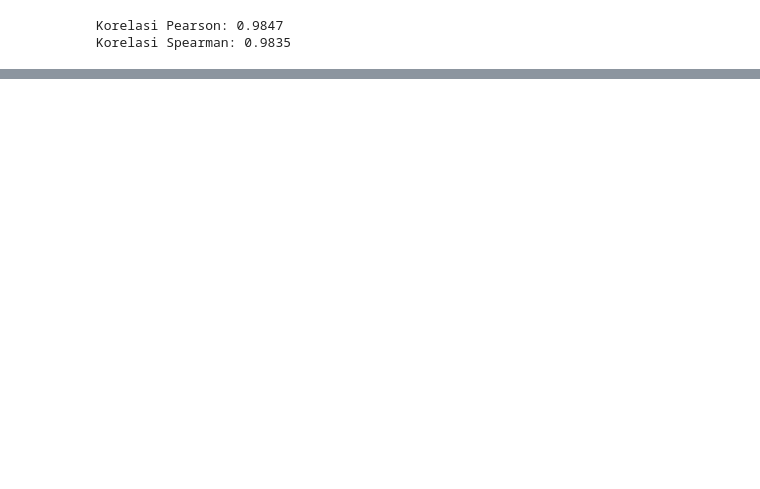
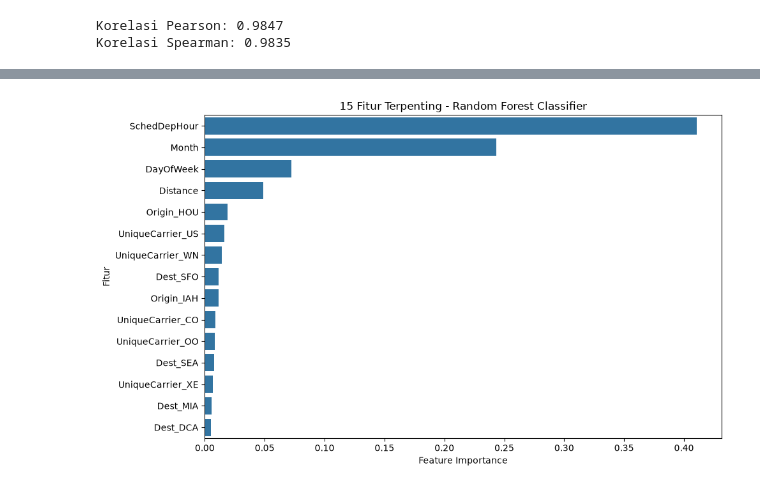
Before and after one commit to AliefReefandi/Data_sains_UTS, a Jupyter notebook: UTS_DATA_SAINS_PLANE.ipynb, the cells around one changed output, grey strips where cells are left out. Cells and saved outputs as stored; diff of their text form; code cells hidden in the pictures; blank space fills up the shorter version.

```diff
--- a/UTS_DATA_SAINS_PLANE.ipynb
+++ b/UTS_DATA_SAINS_PLANE.ipynb
@@ -2551,0 +3098,28 @@ Berdasarkan hasil pemeriksaan, missing values pada dataset sebagian besar berkai
+# %%
+# Mengambil tingkat kepentingan fitur dari model Random Forest
+rf_clf = clf_models['Random Forest']
+feature_names = rf_clf.named_steps['preprocess'].get_feature_names_out()
+importances = rf_clf.named_steps['model'].feature_importances_
+
+clf_importance = pd.DataFrame({
+    'Fitur': feature_names,
+    'Importance': importances
+}).sort_values(by='Importance', ascending=False).head(15)
+
+# Merapikan nama fitur
+clf_importance['Fitur'] = (
+    clf_importance['Fitur']
+    .str.replace('num__', '', regex=False)
+    .str.replace('cat__', '', regex=False)
+)
+
+# Visualisasi 15 fitur terpenting
+plt.figure(figsize=(10, 6))
+sns.barplot(data=clf_importance, x='Importance', y='Fitur')
+plt.title('15 Fitur Terpenting - Random Forest Classifier')
+plt.xlabel('Feature Importance')
+plt.ylabel('Fitur')
+plt.tight_layout()
+plt.show()
+# %% [output]
+[figure, added]
```
Also changed, not shown: parts of 90 cells of this notebook.
